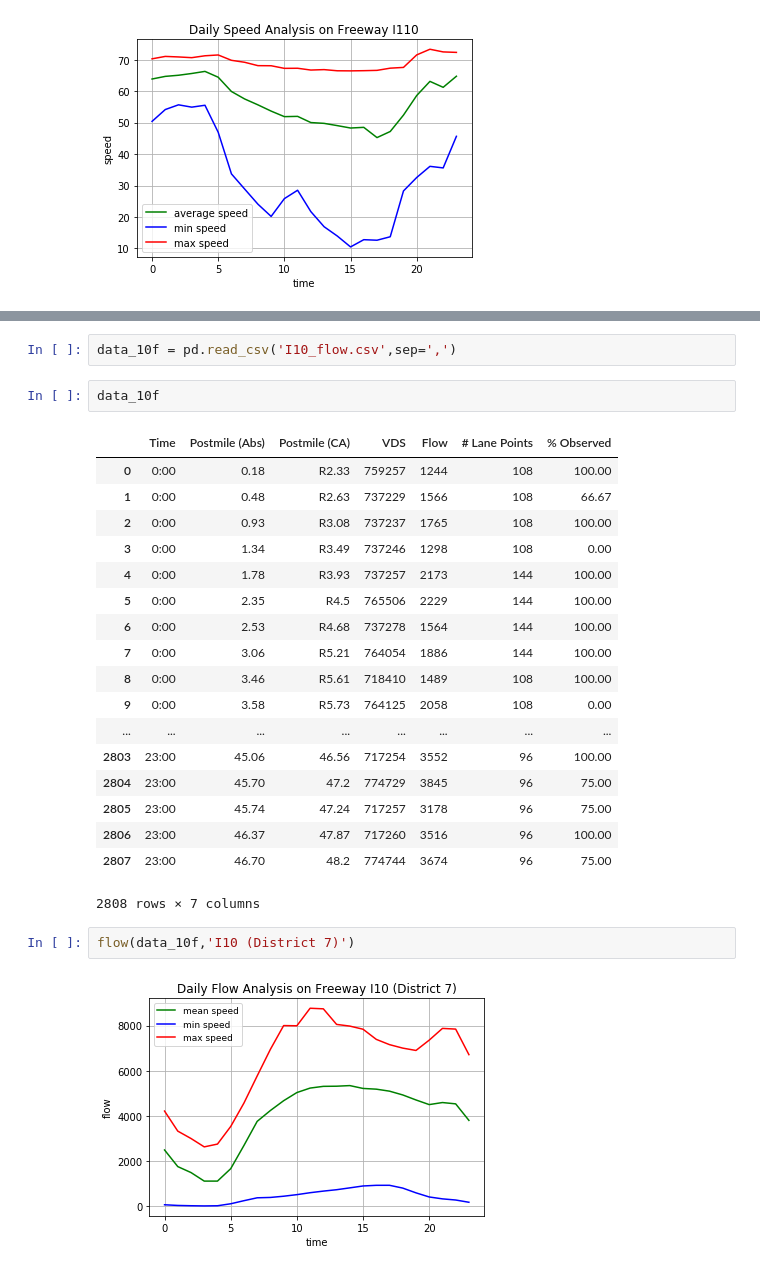
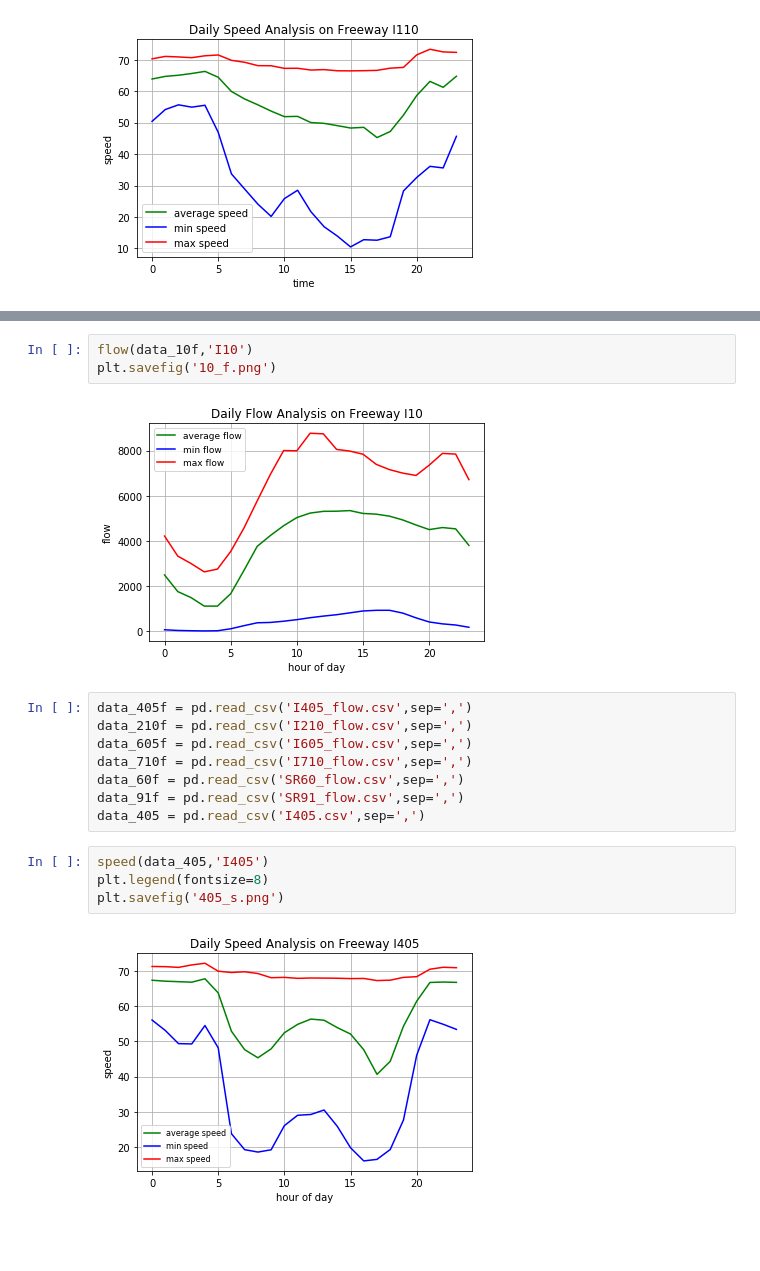
Before and after one commit to bananannn/ECE-143-Group-2, a Jupyter notebook: Freeway.ipynb, the cells around one changed output, grey strips where cells are left out. Drawn from its saved outputs; the diff is of its cells as text; blank space fills up the shorter version.

```diff
--- a/Freeway.ipynb
+++ b/Freeway.ipynb
@@ -185,27 +93,19 @@ speed(data_10,'I10')
-# %%
-data_10f = pd.read_csv('I10_flow.csv',sep=',')
-# %%
-data_10f
-# %% [output]
-|  | Time | Postmile (Abs) | Postmile (CA) | VDS | Flow | # Lane Points | % Observed |
-| 0 | 0:00 | 0.18 | R2.33 | 759257 | 1244 | 108 | 100.00 |
-| 1 | 0:00 | 0.48 | R2.63 | 737229 | 1566 | 108 | 66.67 |
-| 2 | 0:00 | 0.93 | R3.08 | 737237 | 1765 | 108 | 100.00 |
-| 3 | 0:00 | 1.34 | R3.49 | 737246 | 1298 | 108 | 0.00 |
-| 4 | 0:00 | 1.78 | R3.93 | 737257 | 2173 | 144 | 100.00 |
-| 5 | 0:00 | 2.35 | R4.5 | 765506 | 2229 | 144 | 100.00 |
-| 6 | 0:00 | 2.53 | R4.68 | 737278 | 1564 | 144 | 100.00 |
-| 7 | 0:00 | 3.06 | R5.21 | 764054 | 1886 | 144 | 100.00 |
-| 8 | 0:00 | 3.46 | R5.61 | 718410 | 1489 | 108 | 100.00 |
-| 9 | 0:00 | 3.58 | R5.73 | 764125 | 2058 | 108 | 0.00 |
-| ... | ... | ... | ... | ... | ... | ... | ... |
-| 2803 | 23:00 | 45.06 | 46.56 | 717254 | 3552 | 96 | 100.00 |
-| 2804 | 23:00 | 45.70 | 47.2 | 774729 | 3845 | 96 | 75.00 |
-| 2805 | 23:00 | 45.74 | 47.24 | 717257 | 3178 | 96 | 75.00 |
-| 2806 | 23:00 | 46.37 | 47.87 | 717260 | 3516 | 96 | 100.00 |
-| 2807 | 23:00 | 46.70 | 48.2 | 774744 | 3674 | 96 | 75.00 |
-2808 rows × 7 columns
 # %%
-flow(data_10f,'I10 (District 7)')
+flow(data_10f,'I10')
+plt.savefig('10_f.png')
 # %% [output]
-[figure, old version]
+[figure, new version]
+# %%
+data_405f = pd.read_csv('I405_flow.csv',sep=',')
+data_210f = pd.read_csv('I210_flow.csv',sep=',')
+data_605f = pd.read_csv('I605_flow.csv',sep=',')
+data_710f = pd.read_csv('I710_flow.csv',sep=',')
+data_60f = pd.read_csv('SR60_flow.csv',sep=',')
+data_91f = pd.read_csv('SR91_flow.csv',sep=',')
+data_405 = pd.read_csv('I405.csv',sep=',')
+# %%
+speed(data_405,'I405')
+plt.legend(fontsize=8)
+plt.savefig('405_s.png')
+# %% [output]
+[figure, added]
```
Also changed, not shown: parts of 19 cells of this notebook.
